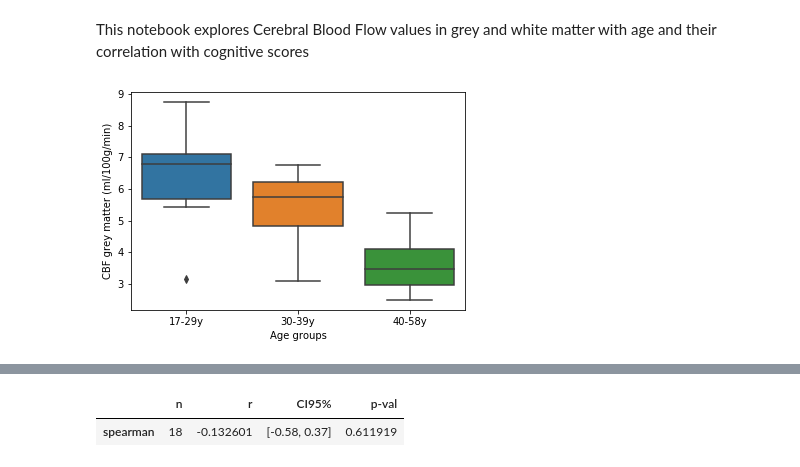
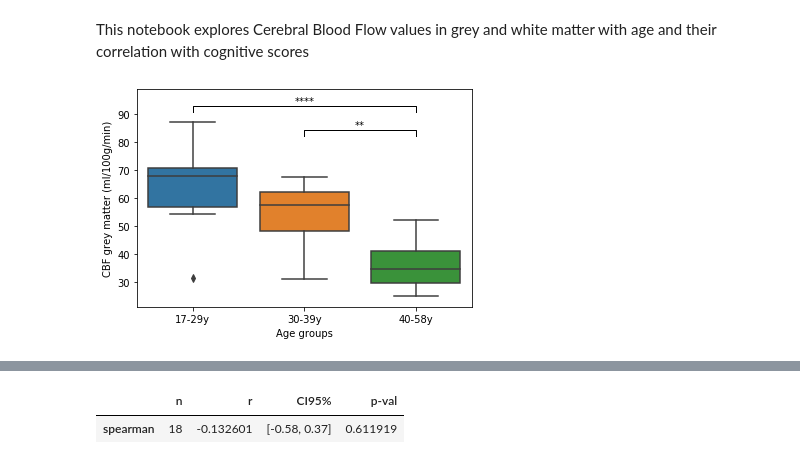
Before and after one commit to mirentamayoelizalde/brain_images_analysis, a Jupyter notebook: cerebral_blood_flow_and_cognitive_scores.ipynb, the cells around one changed output, grey strips where cells are left out. Drawn from its saved outputs; the diff is of its cells as text; code cells hidden in the pictures.

```diff
--- a/cerebral_blood_flow_and_cognitive_scores.ipynb
+++ b/cerebral_blood_flow_and_cognitive_scores.ipynb
@@ -40,26 +40,26 @@ for i in range(CBF_cog_data.shape[0]):
     if CBF_cog_data['age'][i]>=40: # 40-58
         CBF_cog_data['Q'][i] = 'Q3'
 # %%
-CBF_cog_data = pd.read_csv('CBF_cog_data_Q_3_years - Copy.csv')
+# CBF_cog_data = pd.read_csv('CBF_cog_data_Q_3_years - Copy.csv')
 
-sns.boxplot( x=CBF_cog_data["Q"], y=CBF_cog_data["CBF_gm_avg"] )
+sns.boxplot( x=CBF_cog_data["Q"], y=CBF_cog_data["CBF_gm_avg_x10"] )
 plt.xlabel('Age groups')
 plt.ylabel('CBF grey matter (ml/100g/min)')
 #plt.savefig('CBF_gm_avg_age_groups_last.png', dpi = 400, bbox_inches='tight')
 
 # statistical annotation - from Shapiro- Wilk + one way ANOVA
 x1, x2 = 0, 2   # A-C
-y, h, col = CBF_cog_data_Q["CBF_gm_avg_x10"].max() + 3.5, 2, 'k'
+y, h, col = CBF_cog_data["CBF_gm_avg_x10"].max() + 3.5, 2, 'k'
 plt.plot([x1, x1, x2, x2], [y, y+h, y+h, y], lw=1, c=col)
 plt.text((x1+x2)*.5, y+h, "****", ha='center', va='bottom', color=col)
 
 x3, x4 = 1, 2   # A-C
-y, h, col = CBF_cog_data_Q["CBF_gm_avg_x10"].max() - 5  , 2, 'k'
+y, h, col = CBF_cog_data["CBF_gm_avg_x10"].max() - 5  , 2, 'k'
 plt.plot([x3, x3, x4, x4], [y, y+h, y+h, y], lw=1, c=col)
 plt.text((x3+x4)*.5, y+h, "**", ha='center', va='bottom', color=col)
 # plt.savefig('CBF_gm_avg_age_groups_13_03_last.png', dpi = 400, bbox_inches='tight')
 
 plt.ylim([21, 99])
 plt.show()
 # %% [output]
-[figure, old version]
+[figure, new version]
```
Also changed, not shown: parts of 2 cells of this notebook.
